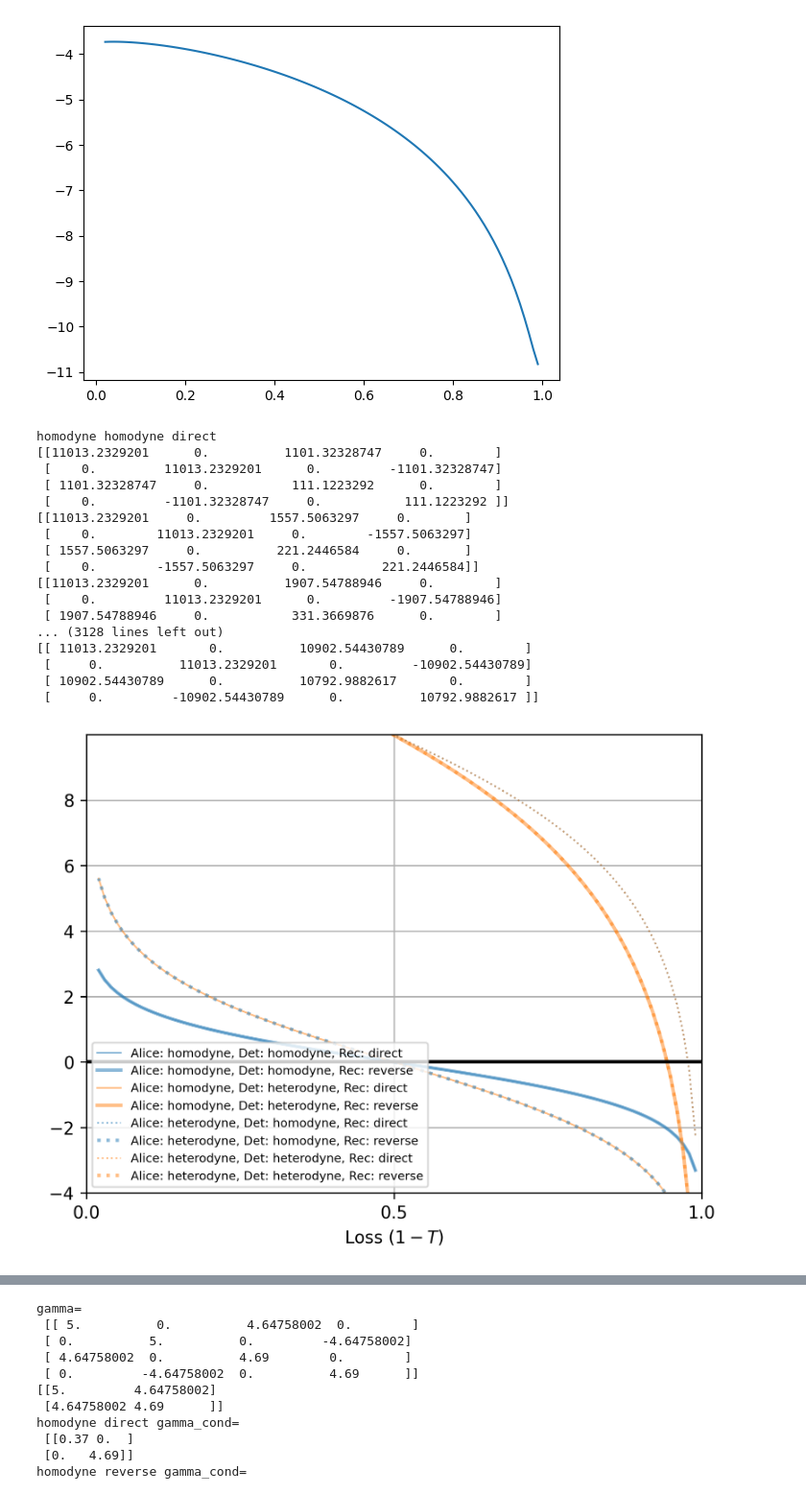
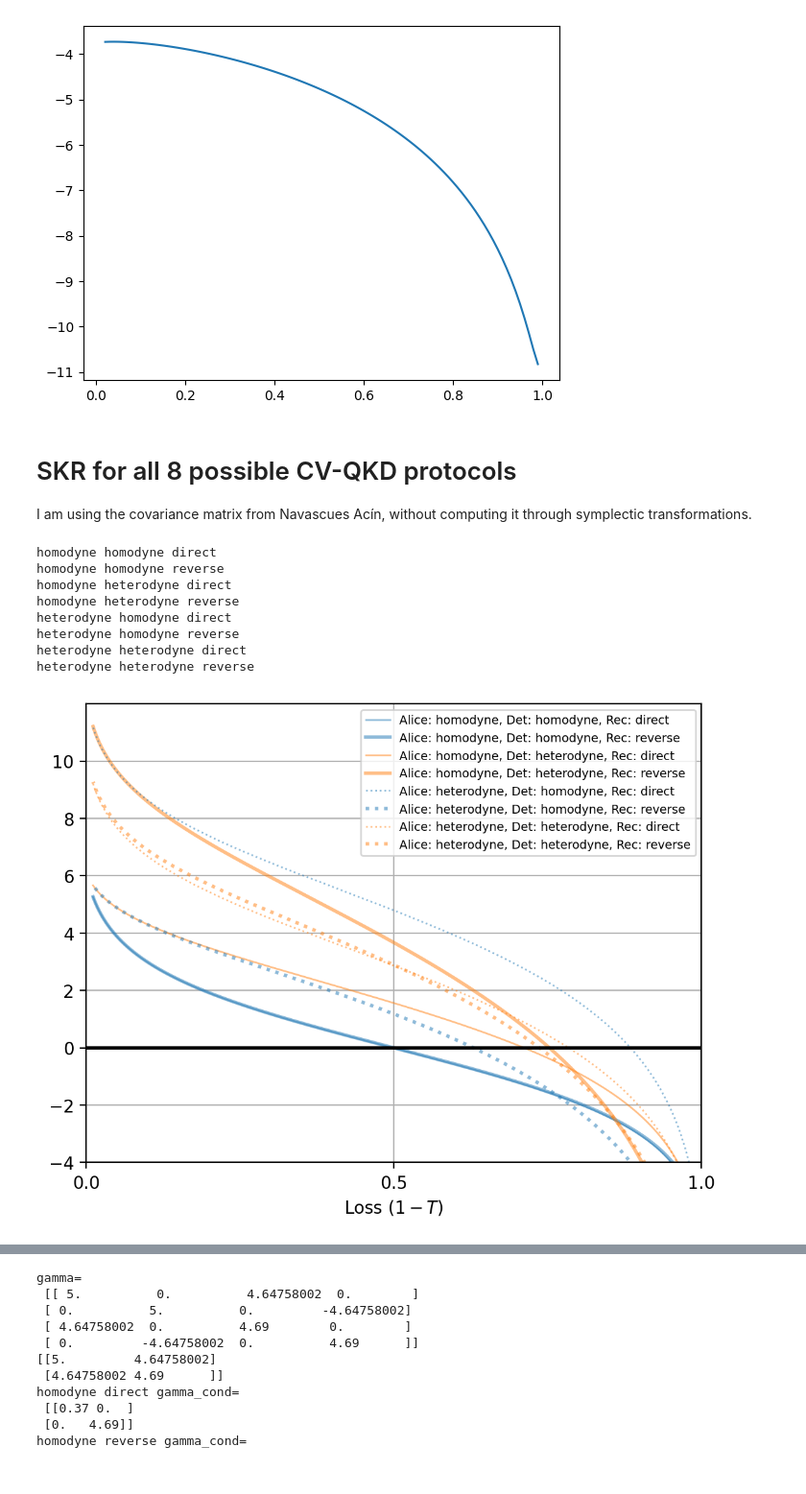
Before and after one commit to lucamar91/qkd_networks, a Jupyter notebook: new_protocols.ipynb, the cells around one changed output, grey strips where cells are left out. Shown at 96% size. Drawn from its saved outputs; the diff is of its cells as text; code cells hidden in the pictures.

Commit message:
modified mutual info for heterodyne

```diff
--- a/new_protocols.ipynb
+++ b/new_protocols.ipynb
@@ -28,7 +20,7 @@ T= np.arange(T_resolution, .99, T_resolution) # extreme values of T cause numeri
 exc_noise = 0.05
 chi = (1 - T)/T + exc_noise
 a, b, c = V, T*(V + chi), np.sqrt(T*(V**2 - 1))
-Delta = a**2 + b**2 - 2*c**2
+Delta = a**2 + b**2 - 2*(c**2)
 D = a*b - c**2
 A = (a + b*D + Delta)/(a + 1)
 A_prime = (b + a*D + Delta)/(b + 1)
@@ -54,7 +46,7 @@ def mutual_information_CV(T, states='squeezed', detection_mode='homodyne'):   #
         return 0.5*np.log2((V + chi)/(chi + 1))
 
     elif states == 'squeezed' and detection_mode == 'heterodyne':
-        return np.log2(T*(V + chi) + 1)/(T*(chi + 1/V) + 1)
+        return 0.5*np.log2(T*(V + chi) + 1)/(T*(chi + 1/V) + 1)
     elif states == 'coherent' and detection_mode == 'heterodyne':
         return np.log2(T*(V + chi) + 1)/(T*(chi + 1) + 1)
 
@@ -180,65 +156,60 @@ plt.plot(1-T, rates)
 # %% [output]
 [<matplotlib.lines.Line2D at 0x...>]
 [figure]
+# %% [markdown]
+# SKR for all 8 possible CV-QKD protocols
+
+I am using the covariance matrix from Navascues Acín, without computing it through symplectic transformations.
 # %%
 import numpy as np
 import matplotlib.pyplot as plt
 from qopt_funcs import *
 from itertools import product
 
-r_A = 10
+r_A = 5
 # V = np.cosh(r_A)
-T_resolution = 0.01
+T_resolution = 0.001
 T= np.arange(T_resolution, .99, T_resolution) # extreme values of T cause numerical issues
 exc_noise = 0.00
 
 det_modes = ['homodyne', 'heterodyne']
 reconciliation_modes = ['direct', 'reverse']
 alice_det_modes = ['homodyne', 'heterodyne']
 
 line_styles = {'homodyne': '-', 'heterodyne': ':'}         # linea continua/tratteggiata per Alice
 line_widths = {'direct': 1, 'reverse': 2}                  # spessore per reconciliation
 colors = {'homodyne': 'tab:blue', 'heterodyne': 'tab:orange'}         # colore per detection
 
-plt.figure(dpi=300)
+plt.figure(dpi=200)
 for a_det, det_mode, rec_mode in product(alice_det_modes, det_modes, reconciliation_modes):
     # Calcolo dei tassi
     print(a_det, det_mode, rec_mode)
     rates = [CV_keyrate_multi_protocol(r_A, t, exc_noise, alice_detection_mode=a_det, bob_detection_mode=det_mode, reconciliation=rec_mode) for t in T]
 
     # Selezione stile
     linestyle = line_styles[a_det]
     linewidth = line_widths[rec_mode]
     color = colors[det_mode]
 
     plt.plot(1-T, rates, linestyle=linestyle, linewidth=linewidth, color=color, alpha=.5, label=f'Alice: {a_det}, Det: {det_mode}, Rec: {rec_mode}')
 
-down, up = -4, 10
+down, up = -4, 12
 plt.xticks(np.arange(0, 1.1, 0.5))
 plt.yticks(np.arange(down, up, 2))
 plt.ylim(down, up)
 plt.xlim(0, 1)
 plt.axhline(0, color='black', lw=2)
 plt.xlabel('Loss $(1 - T)$')
-plt.legend(fontsize='x-small', loc='lower left')
+plt.legend(fontsize='x-small', loc='upper right')
 plt.grid()
 plt.show()
 # %% [output]
 homodyne homodyne direct
-[[11013.2329201      0.          1101.32328747     0.        ]
- [    0.         11013.2329201      0.         -1101.32328747]
- [ 1101.32328747     0.           111.1223292      0.        ]
- [    0.         -1101.32328747     0.           111.1223292 ]]
-[[11013.2329201     0.         1557.5063297     0.       ]
- [    0.        11013.2329201     0.        -1557.5063297]
- [ 1557.5063297     0.          221.2446584     0.       ]
- [    0.        -1557.5063297     0.          221.2446584]]
-[[11013.2329201      0.          1907.54788946     0.        ]
- [    0.         11013.2329201      0.         -1907.54788946]
- [ 1907.54788946     0.           331.3669876      0.        ]
-... (3128 lines left out)
-[[ 11013.2329201       0.          10902.54430789      0.        ]
- [     0.          11013.2329201       0.         -10902.54430789]
- [ 10902.54430789      0.          10792.9882617       0.        ]
- [     0.         -10902.54430789      0.          10792.9882617 ]]
+homodyne homodyne reverse
+homodyne heterodyne direct
+homodyne heterodyne reverse
+heterodyne homodyne direct
+heterodyne homodyne reverse
+heterodyne heterodyne direct
+heterodyne heterodyne reverse
-[figure, old version]
+[figure, new version]
```
Also changed, not shown: parts of 8 cells of this notebook, 1 other file.
